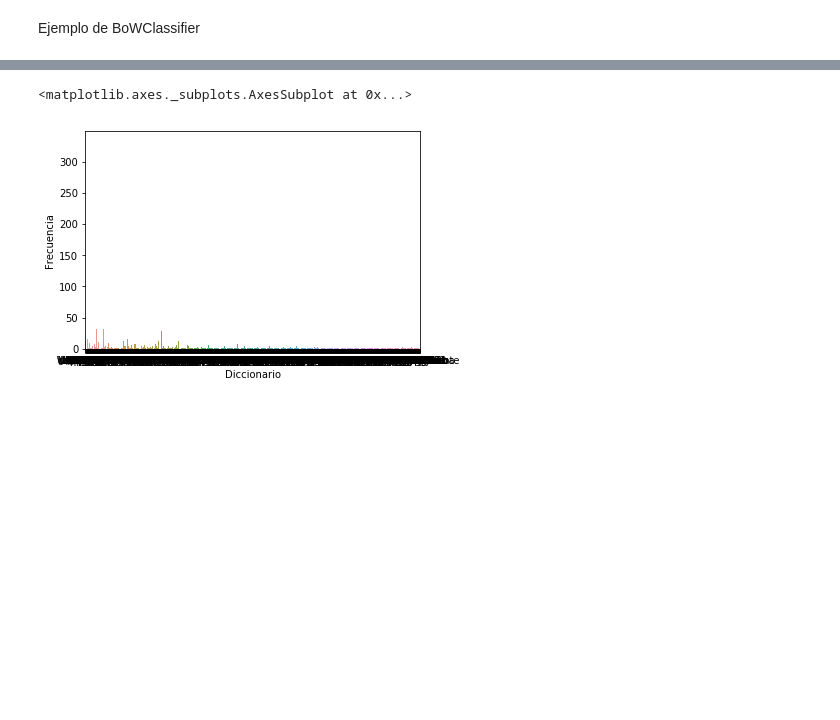
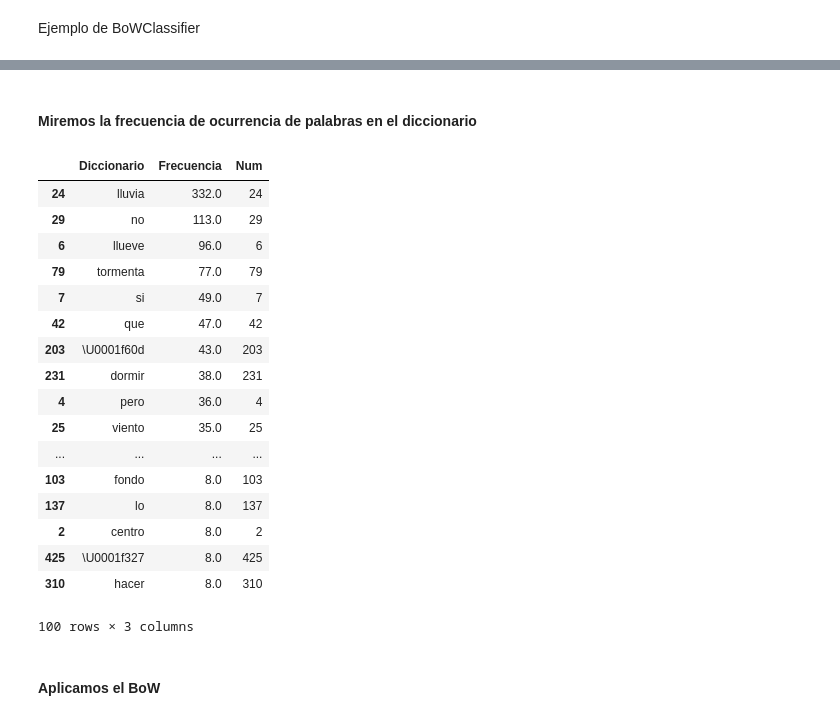
Before and after one commit to agemperador/RELAMPAGO_poster, a Jupyter notebook: redNeuronal/red_bow_prueba.ipynb, the cells around one changed output, grey strips where cells are left out. Drawn from its saved outputs; the diff is of its cells as text; code cells hidden in the pictures; blank space fills up the shorter version.

```diff
--- a/redNeuronal/red_bow_prueba.ipynb
+++ b/redNeuronal/red_bow_prueba.ipynb
@@ -188,3 +187,5 @@ tensor([[0.4973, 0.5027]], grad_fn=<ExpBackward>)
+# %% [markdown]
+#### Miremos la frecuencia de ocurrencia de palabras en el diccionario
 # %%
 vec = torch.zeros(len(word_to_ix))
 for i, label in test+train:
@@ -198,8 +196,32 @@ total['Frecuencia'] = vec
-# %%
-sns.barplot(x="Diccionario", y="Frecuencia", data=total)
-# %% [output]
-<matplotlib.axes._subplots.AxesSubplot at 0x...>
-[figure, removed]
+# %%
+## Genero un dataframe que me pemite ordenar de mayor a menor respecto de la columna Frecuencia
+tot = pd.DataFrame()
+tot['Diccionario'] = list(word_to_ix.keys())
+tot['Frecuencia'] = vec
+tot['Num'] = word_to_ix.values()
+tot = tot.sort_values(by=['Frecuencia'], ascending=False)
+tot[0:100]
+# %% [output]
+|  | Diccionario | Frecuencia | Num |
+| 24 | lluvia | 332.0 | 24 |
+| 29 | no | 113.0 | 29 |
+| 6 | llueve | 96.0 | 6 |
+| 79 | tormenta | 77.0 | 79 |
+| 7 | si | 49.0 | 7 |
+| 42 | que | 47.0 | 42 |
+| 203 | \U0001f60d | 43.0 | 203 |
+| 231 | dormir | 38.0 | 231 |
+| 4 | pero | 36.0 | 4 |
+| 25 | viento | 35.0 | 25 |
+| ... | ... | ... | ... |
+| 103 | fondo | 8.0 | 103 |
+| 137 | lo | 8.0 | 137 |
+| 2 | centro | 8.0 | 2 |
+| 425 | \U0001f327 | 8.0 | 425 |
+| 310 | hacer | 8.0 | 310 |
+100 rows × 3 columns
+# %% [markdown]
+#### Aplicamos el BoW
 # %%
 # Run on test data before we train, just to see a before-and-after
 for instance, label in test:
```
Also changed, not shown: parts of 8 cells of this notebook.
